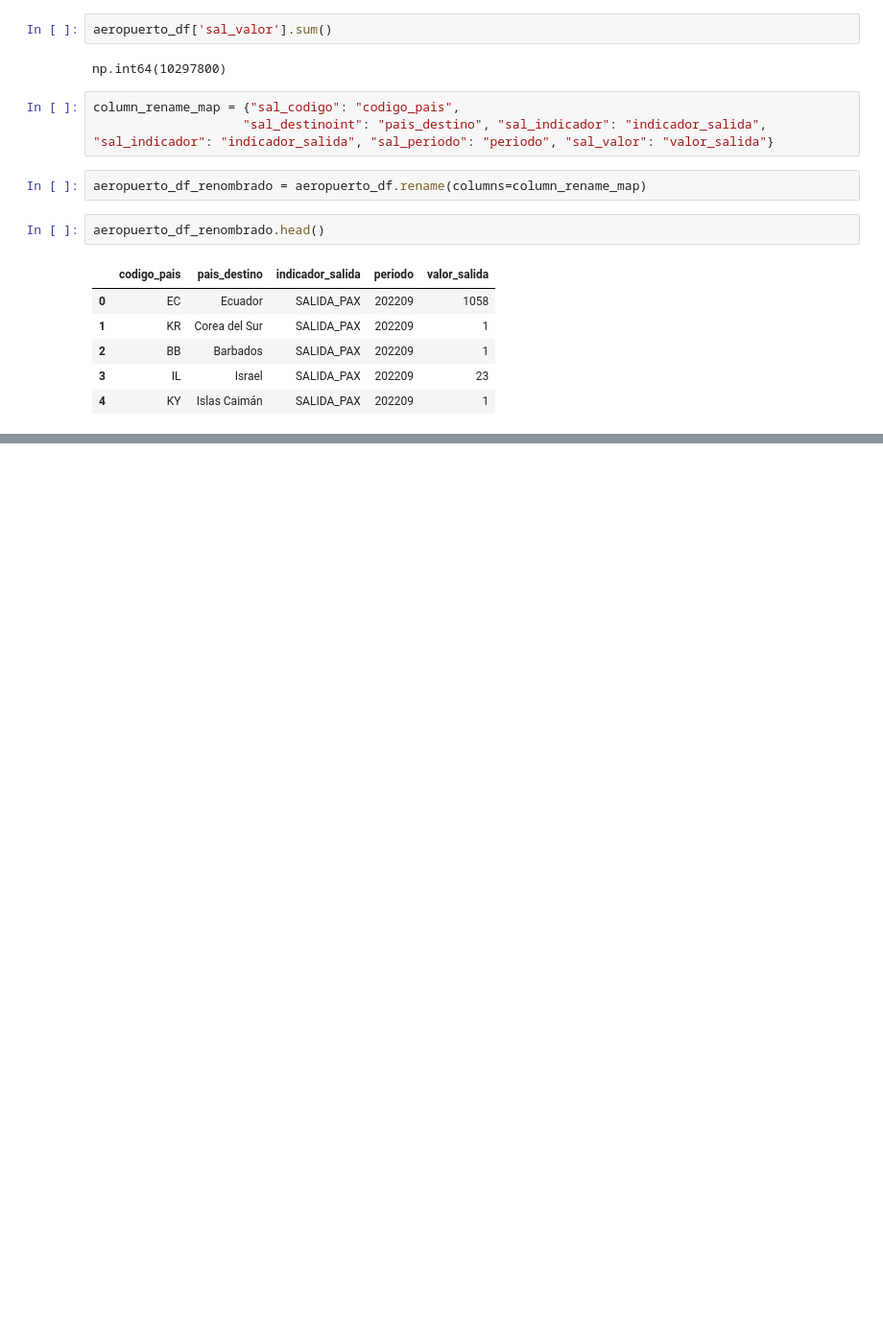
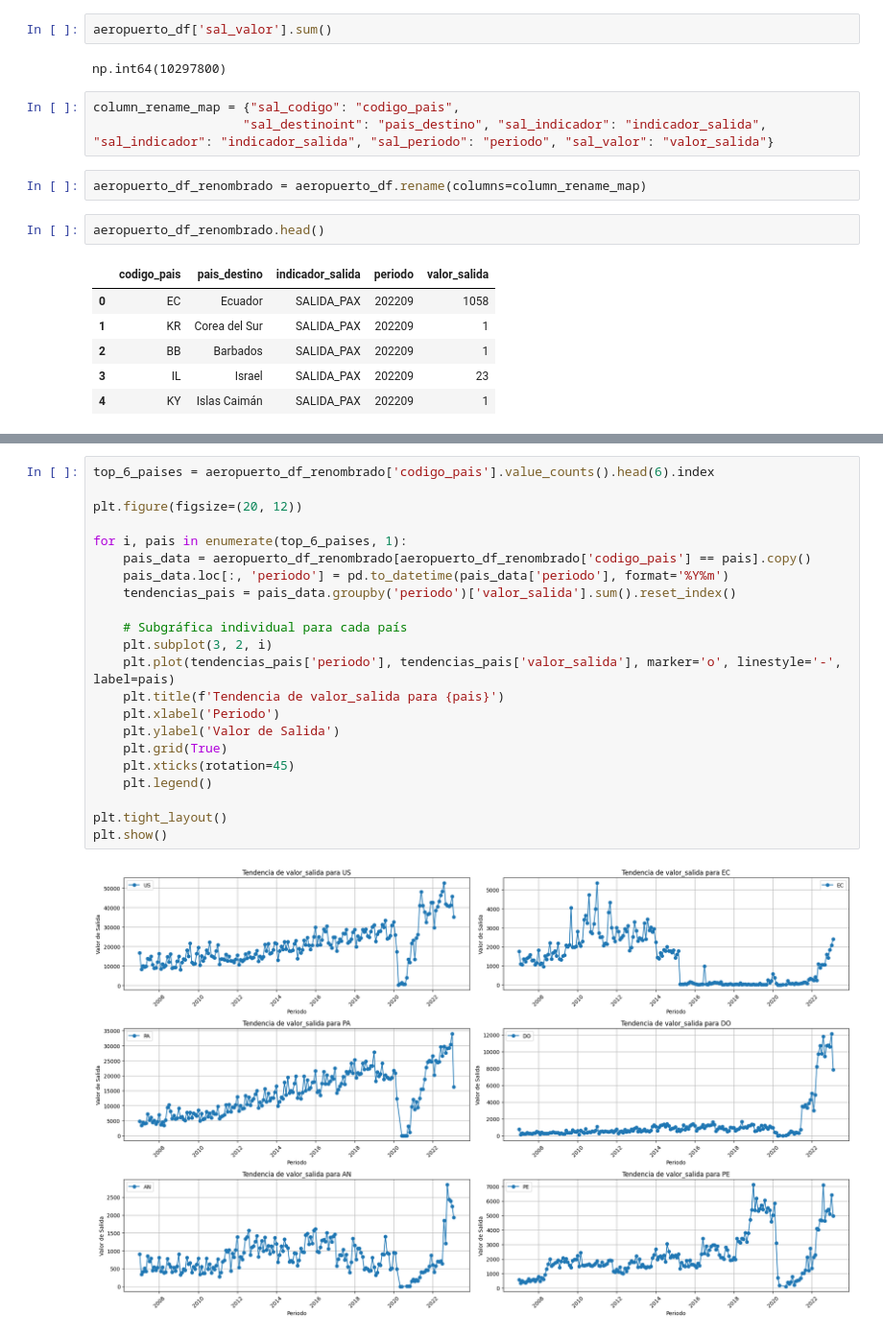
Before and after one commit to deiwhis/seminario, a Jupyter notebook: Prueba.ipynb, the cells around one changed output, grey strips where cells are left out. Shown at 96% size. Drawn from its saved outputs; the diff is of its cells as text; blank space fills up the shorter version.

```diff
--- a/Prueba.ipynb
+++ b/Prueba.ipynb
@@ -259,0 +262,24 @@ NameError: name 'plt' is not defined
+# %%
+top_6_paises = aeropuerto_df_renombrado['codigo_pais'].value_counts().head(6).index
+
+plt.figure(figsize=(20, 12))
+
+for i, pais in enumerate(top_6_paises, 1):
+    pais_data = aeropuerto_df_renombrado[aeropuerto_df_renombrado['codigo_pais'] == pais].copy()
+    pais_data.loc[:, 'periodo'] = pd.to_datetime(pais_data['periodo'], format='%Y%m')
+    tendencias_pais = pais_data.groupby('periodo')['valor_salida'].sum().reset_index()
+
+    # Subgráfica individual para cada país
+    plt.subplot(3, 2, i)
+    plt.plot(tendencias_pais['periodo'], tendencias_pais['valor_salida'], marker='o', linestyle='-', label=pais)
+    plt.title(f'Tendencia de valor_salida para {pais}')
+    plt.xlabel('Periodo')
+    plt.ylabel('Valor de Salida')
+    plt.grid(True)
+    plt.xticks(rotation=45)
+    plt.legend()
+
+plt.tight_layout()
+plt.show()
+# %% [output]
+[figure, added]
```
Also changed, not shown: parts of 12 cells of this notebook.
